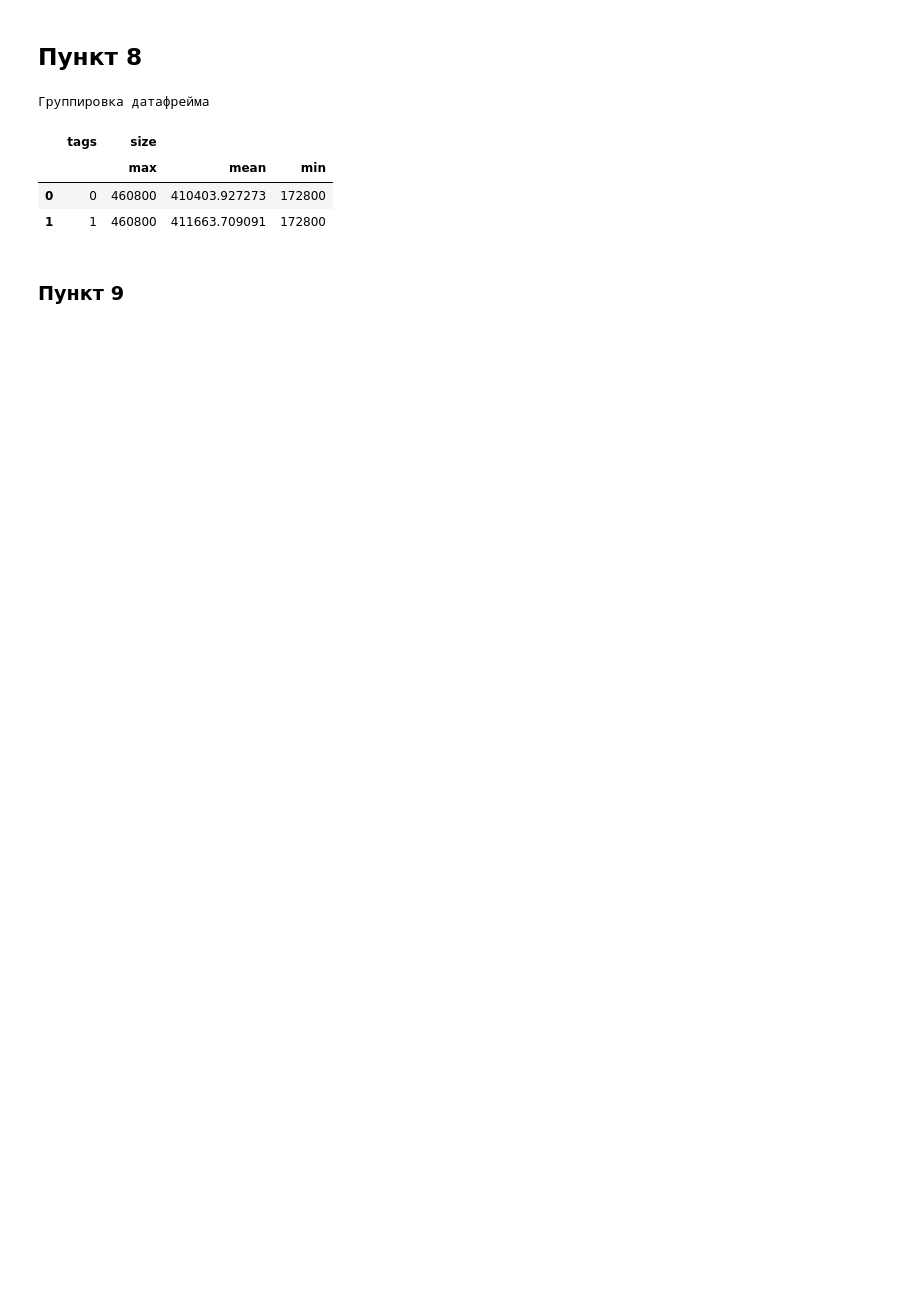
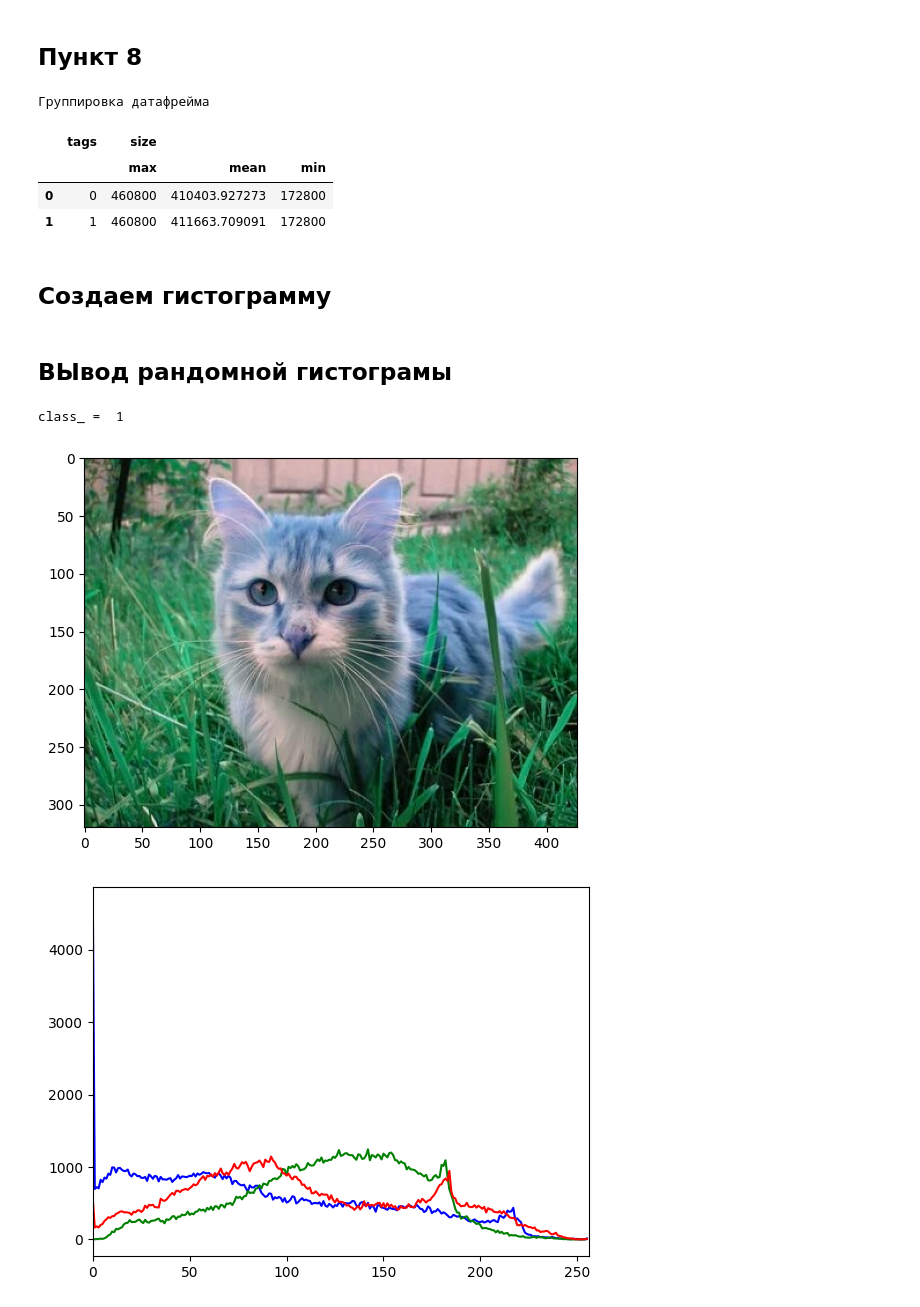
Before and after one commit to Matosik/data_analysis_lab4, a Jupyter notebook: main.ipynb, the cells around one changed output. Drawn from its saved outputs; the diff is of its cells as text; code cells hidden in the pictures; blank space fills up the shorter version.

Commit message:
Готово
Гистограмма выводится

```diff
--- a/main.ipynb
+++ b/main.ipynb
@@ -194,5 +194,3 @@ df2
 |  |  | max | mean | min |
 | 0 | 0 | 460800 | 410403.927273 | 172800 |
 | 1 | 1 | 460800 | 411663.709091 | 172800 |
-# %% [markdown]
-### Пункт 9
@@ -200,0 +197,32 @@ def
+# %% [markdown]
+## Создаем гистограмму
+# %%
+def create_histograma(dataframe, class_type):
+
+    print('class_ = ', class_type)
+    if (class_type == 0):
+        imgID = randint(0, 1099)
+    elif (class_type == 1):
+        imgID = randint(1100, 2199)
+    image_way = tag_sort(dataframe, str(class_type))[ 'absolute_path'].loc[imgID]
+
+    image = cv2.imread(image_way)
+
+    cv2.imshow(f'img num {imgID}', image)
+    plt.imshow(image)
+    plt.show()
+    color = ('b', 'g', 'r')
+    for i, col in enumerate(color):
+        histr = cv2.calcHist([image], [i], None, [256], [0, 256])
+        plt.plot(histr, color=col)
+        plt.xlim([0, 256])
+
+    plt.show()
+# %% [markdown]
+## ВЫвод рандомной гистограмы
+# %%
+create_histograma(df,1)
+# %% [output]
+class_ =  1
+[figure, added]
+[figure, added]
```
Also changed, not shown: parts of 6 cells of this notebook.
